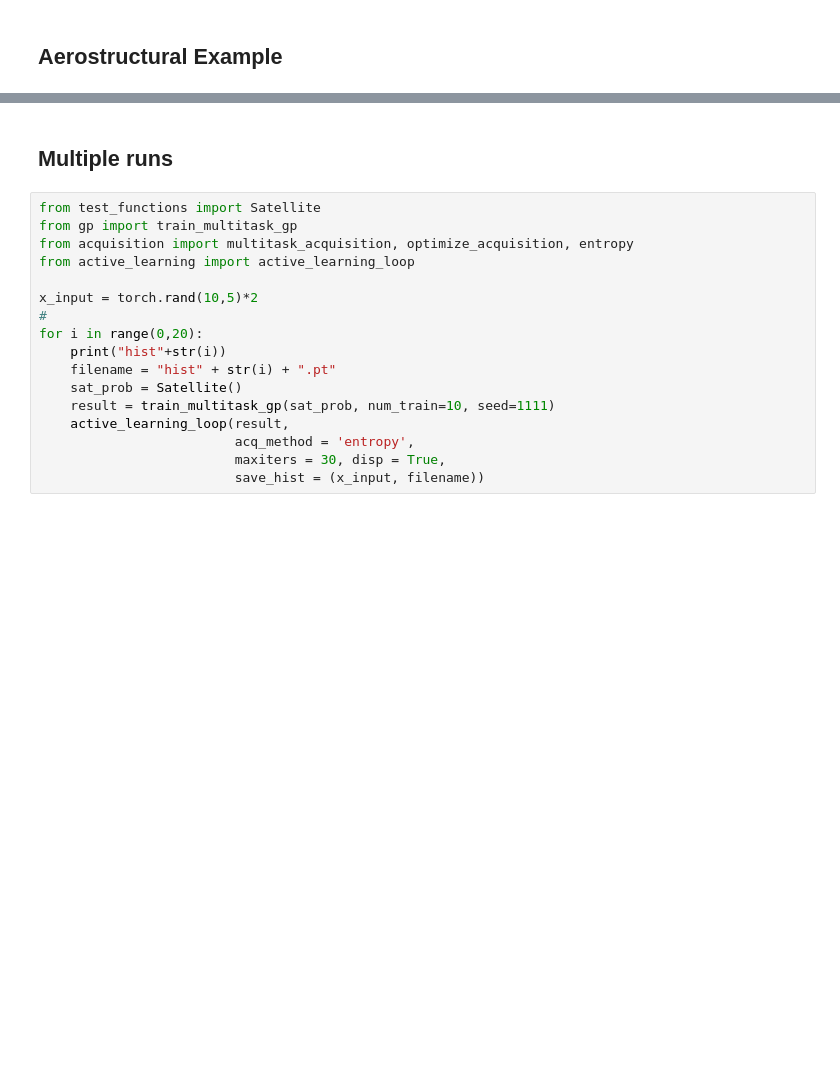
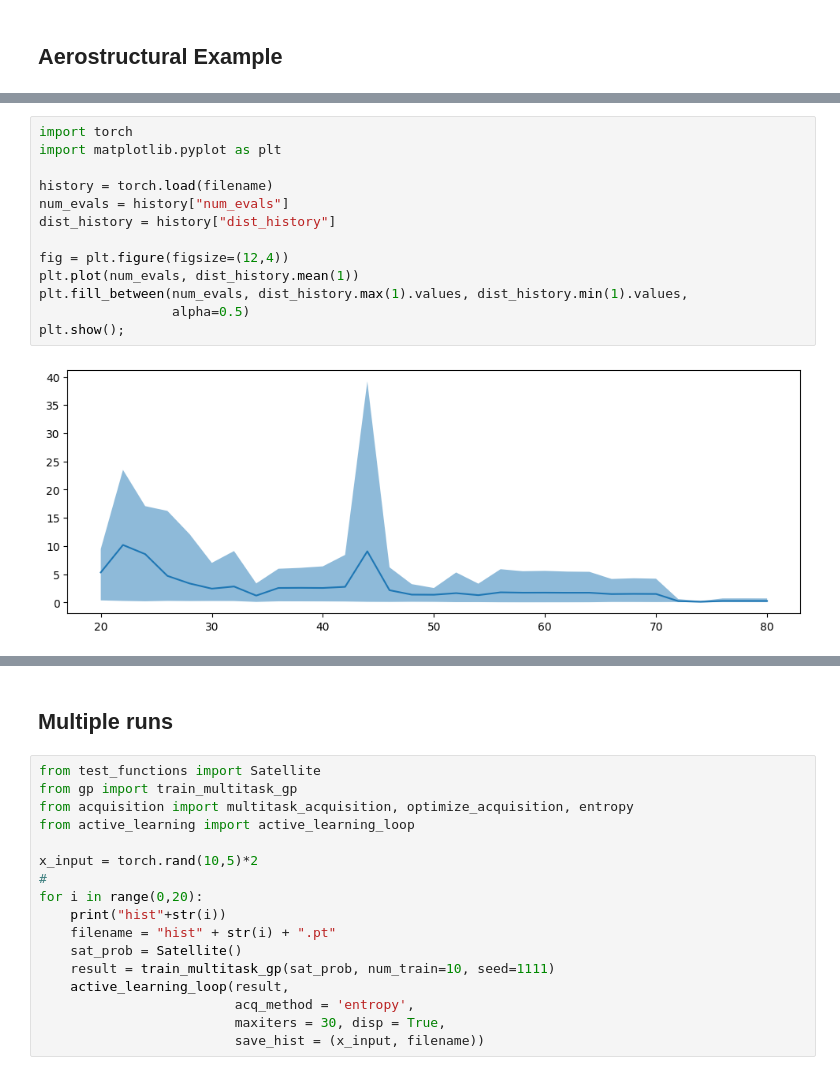
Before and after one commit to csdlpsu/remdo, a Jupyter notebook: active_learning_example.ipynb, the cells around one changed output, grey strips where cells are left out. Saved outputs shown, nothing was run; the diff lists cells and outputs as text; blank space fills up the shorter version.

```diff
--- a/active_learning_example.ipynb
+++ b/active_learning_example.ipynb
@@ -255,3 +269,18 @@ Text(0, 0.5, 'distance from openMDAO result')
+# %%
+import torch
+import matplotlib.pyplot as plt
+
+history = torch.load(filename)
+num_evals = history["num_evals"]
+dist_history = history["dist_history"]
+
+fig = plt.figure(figsize=(12,4))
+plt.plot(num_evals, dist_history.mean(1))
+plt.fill_between(num_evals, dist_history.max(1).values, dist_history.min(1).values,
+                 alpha=0.5)
+plt.show();
+# %% [output]
+[figure, added]
 # %%
 import matplotlib.pyplot as plt
 import torch
```
Also changed, not shown: parts of 15 cells of this notebook, 2 other files.
